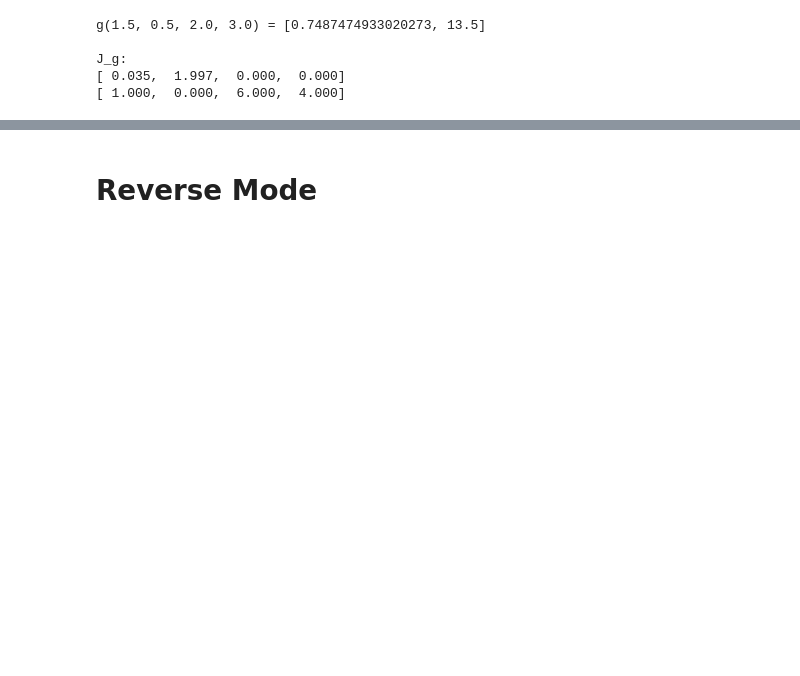
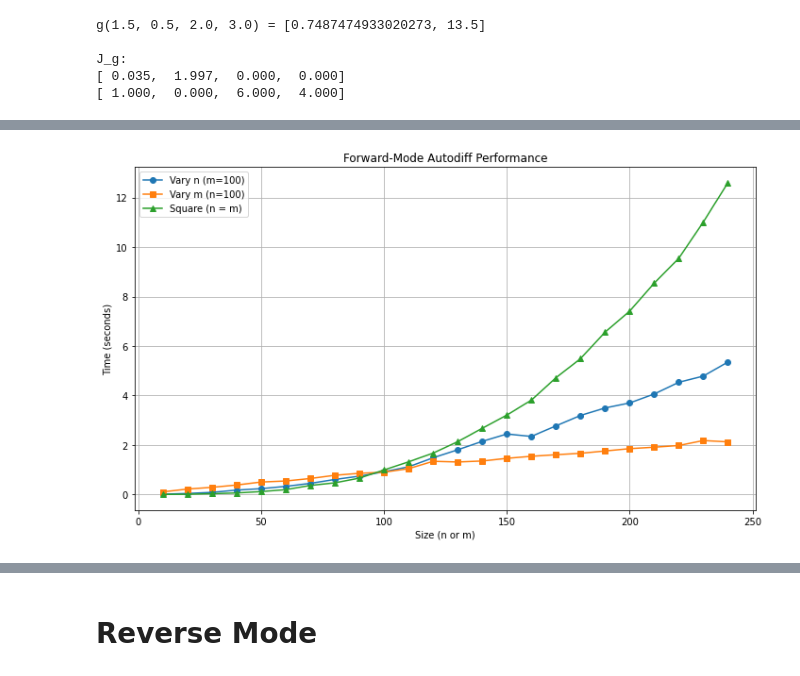
Before and after one commit to Isi-17/Thesis-M, a Jupyter notebook: 01-AD.ipynb, the cells around one changed output, grey strips where cells are left out. Drawn from its saved outputs; the diff is of its cells as text; code cells hidden in the pictures; blank space fills up the shorter version.

Commit message:
Added benchmarks

```diff
--- a/01-AD.ipynb
+++ b/01-AD.ipynb
@@ -116,8 +129,8 @@ x1_tan = 0.0
 x2_val = 0.5
 x2_tan = 1.0
 
-x1 = Variable(x1_val, x1_tan)  # ∂x1/∂x1 = 0
-x2 = Variable(x2_val, x2_tan)  # ∂x2/∂x1 = 1
+x1 = VariableForward(x1_val, x1_tan)  # ∂x1/∂x1 = 0
+x2 = VariableForward(x2_val, x2_tan)  # ∂x2/∂x1 = 1
 
 y = f(x1, x2)
 print(f"f({x1_val:.1f}, {x2_val:.1f}) = {y.primal:.3f}")
@@ -143,14 +156,14 @@ def g(x1, x2, x3, x4):
 # %%
 def compute_jacobian(f, x_vals):
     n_inputs = len(x_vals)
-    y_sample = f(*[Variable(val, 0.0) for val in x_vals])
+    y_sample = f(*[VariableForward(val, 0.0) for val in x_vals])
     n_outputs = len(y_sample)
 
     jacobian = []
 
     for i in range(n_inputs):
-        # Set all tangents to 0.0 except for the i-th variable
-        x_vars = [Variable(val, 1.0 if j == i else 0.0) for j, val in enumerate(x_vals)]
+        # Set all tangents to 0.0 except for the i-th VariableForward
+        x_vars = [VariableForward(val, 1.0 if j == i else 0.0) for j, val in enumerate(x_vals)]
         y = f(*x_vars)
         jacobian.append([yi.tangent for yi in y])
 
@@ -172,0 +221,65 @@ J_g:
+# %%
+def vector_func(n, m):
+    # Let's say x is length n, we return m outputs
+    return [sum(xi * (j + 1) for xi in n) for j in range(m)]
+
+def compute_jacobian_vector(f, x_vals, m):
+    n_inputs = len(x_vals)
+    jacobian = []
+
+    for i in range(n_inputs):
+        # Set all tangents to 0.0 except for the i-th variable
+        x_vars = [VariableForward(val, 1.0 if j == i else 0.0) for j, val in enumerate(x_vals)]
+        y = f(x_vars, m)
+        jacobian.append([yi.tangent for yi in y])
+
+    return jacobian
+
+# Wrapper for benchmarking
+def compute_jacobian(n, m):
+    x_vals = np.random.rand(n).tolist()  # Random input vector of size n
+    start_time = time.time()
+    jacobian = compute_jacobian_vector(vector_func, x_vals, m)
+    end_time = time.time()
+    elapsed_time = end_time - start_time
+    return elapsed_time, jacobian
+
+# Benchmarking loop
+sizes = list(range(10, 250, 10))
+fixed_m = 100
+fixed_n = 100
+
+times_vary_n_forward = []
+times_vary_m_forward = []
+times_square_forward = []
+
+for i in sizes:
+    print(f"Running benchmarks for size={i}...")
+
+    # 1. Vary n, fix m
+    t1, _ = compute_jacobian(i, fixed_m)
+    times_vary_n_forward.append(t1)
+
+    # 2. Vary m, fix n
+    t2, _ = compute_jacobian(fixed_n, i)
+    times_vary_m_forward.append(t2)
+
+    # 3. Square case (n = m)
+    t3, _ = compute_jacobian(i, i)
+    times_square_forward.append(t3)
+
+    print(f"  Vary n: {t1:.4f}s, Vary m: {t2:.4f}s, Square: {t3:.4f}s")
+
+# Plotting results
+plt.figure(figsize=(10, 6))
+plt.plot(sizes, times_vary_n_forward, label=f"Vary n (m={fixed_m})", marker='o')
+plt.plot(sizes, times_vary_m_forward, label=f"Vary m (n={fixed_n})", marker='s')
+plt.plot(sizes, times_square_forward, label="Square (n = m)", marker='^')
+plt.title("Forward-Mode Autodiff Performance")
+plt.xlabel("Size (n or m)")
+plt.ylabel("Time (seconds)")
+plt.legend()
+plt.grid(True)
+plt.tight_layout()
+plt.show()
+# %% [output]
@@ -172,0 +303 @@ J_g:
+[figure, added]
```
Also changed, not shown: parts of 27 cells of this notebook.
